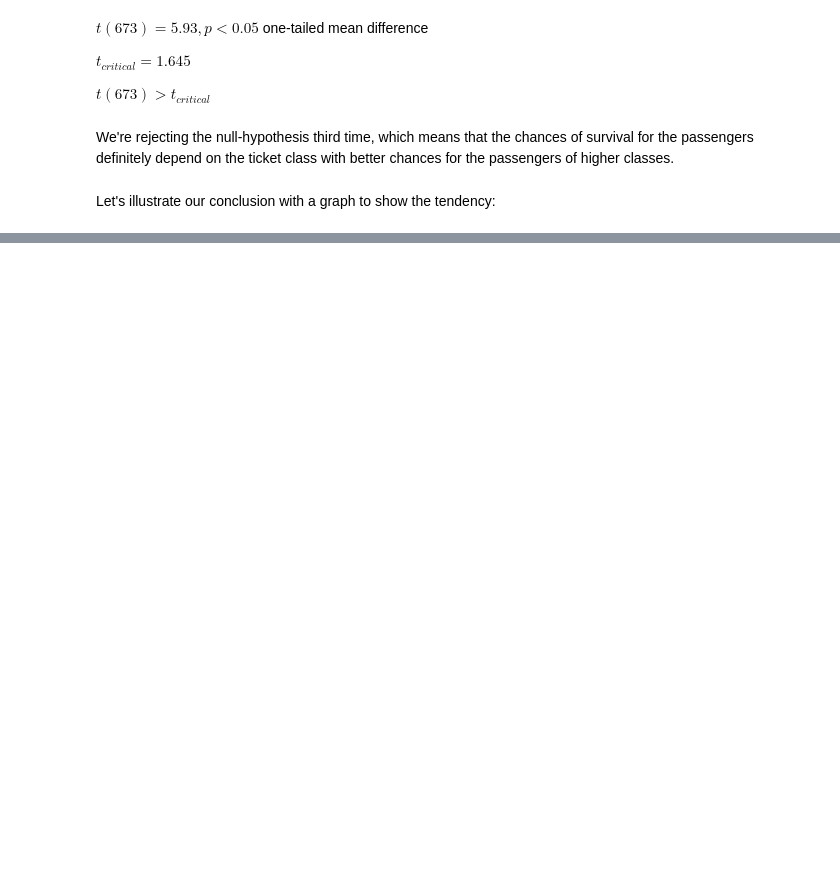
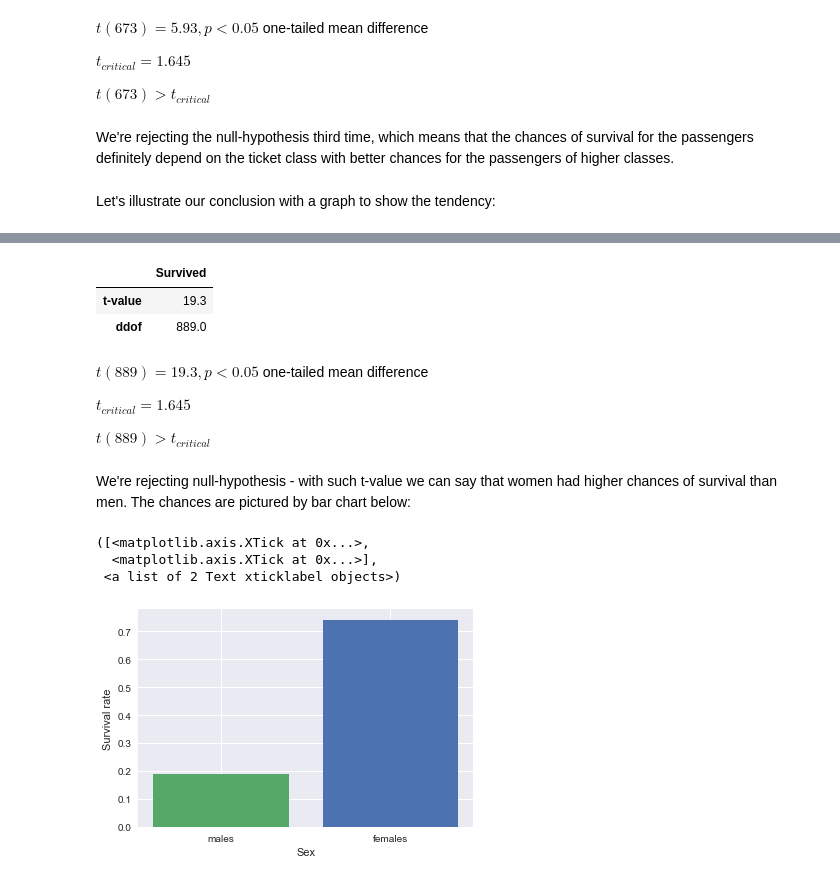
Before and after one commit to gazike/data-analyst-nanodegree, a Jupyter notebook: P2_Titanic/titanic-report.ipynb, the cells around one changed output, grey strips where cells are left out. Drawn from its saved outputs; the diff is of its cells as text; code cells hidden in the pictures; blank space fills up the shorter version.

```diff
--- a/P2_Titanic/titanic-report.ipynb
+++ b/P2_Titanic/titanic-report.ipynb
@@ -191,0 +196,3 @@ plt.xlabel("Ticket class")
+# %%
+survived_by_sex = passengers.groupby('Sex')[['Survived']]
+survived_by_sex.mean().apply(round2)
@@ -191,0 +210,28 @@ plt.xlabel("Ticket class")
+# %%
+t_test(survived_by_sex.get_group('female'), survived_by_sex.get_group('male'))
+# %% [output]
+|  | Survived |
+| t-value | 19.3 |
+| ddof | 889.0 |
+# %% [markdown]
+$t(889) = 19.3, p < 0.05$ one-tailed mean difference
+
+$t_{critical}=1.645$
+
+$t(889) > t_{critical}$
+# %% [markdown]
+We're rejecting null-hypothesis - with such t-value we can say that women had higher chances of survival than men. The chances are pictured by bar chart below:
+# %%
+plt.figure(2)
+ratios = survived_by_sex.mean()['Survived']
+for clazz in ratios.index:
+    x = 1 if clazz == 'female' else 0
+    plt.bar(x, ratios[clazz])
+plt.ylabel('Survival rate')
+plt.xlabel('Sex')
+plt.xticks([0, 1], ['males', 'females'])
+# %% [output]
+([<matplotlib.axis.XTick at 0x...>,
+  <matplotlib.axis.XTick at 0x...>],
+ <a list of 2 Text xticklabel objects>)
+[figure, added]
```
Also changed, not shown: parts of 11 cells of this notebook.
